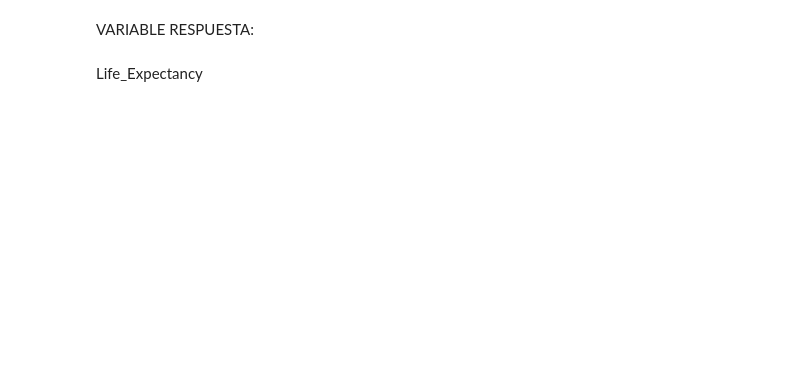
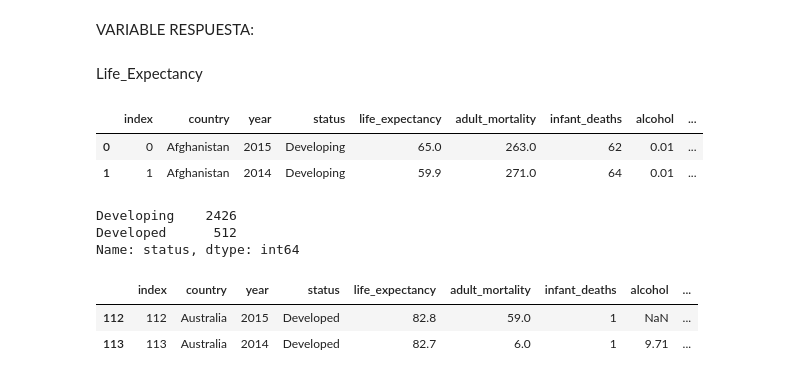
Before and after one commit to Adalab/DA-promo-c-modulo-3-sprint-1-Ximena-Anahi, a Jupyter notebook: 1. Regresion Lineal/pp-intro-machine-learning.ipynb, the cells around one changed output. Cells and saved outputs as stored; diff of their text form; code cells hidden in the pictures; blank space fills up the shorter version.

```diff
--- a/1. Regresion Lineal/pp-intro-machine-learning.ipynb
+++ b/1. Regresion Lineal/pp-intro-machine-learning.ipynb
@@ -210,3 +217,22 @@ df.corr()
 VARIABLE RESPUESTA:
 # %% [markdown]
 Life_Expectancy
+# %%
+df.head(2)
+# %% [output]
+|  | index | country | year | status | life_expectancy | adult_mortality | infant_deaths | alcohol | ... |
+| 0 | 0 | Afghanistan | 2015 | Developing | 65.0 | 263.0 | 62 | 0.01 | ... |
+| 1 | 1 | Afghanistan | 2014 | Developing | 59.9 | 271.0 | 64 | 0.01 | ... |
+# %%
+df["status"].value_counts()
+# %% [output]
+Developing    2426
+Developed      512
+Name: status, dtype: int64
+# %%
+df_desarrollados = df[df["status"] == "Developed"]
+df_desarrollados.head(2)
+# %% [output]
+|  | index | country | year | status | life_expectancy | adult_mortality | infant_deaths | alcohol | ... |
+| 112 | 112 | Australia | 2015 | Developed | 82.8 | 59.0 | 1 | NaN | ... |
+| 113 | 113 | Australia | 2014 | Developed | 82.7 | 6.0 | 1 | 9.71 | ... |
```
Also changed, not shown: parts of 17 cells of this notebook, 4 other files.
